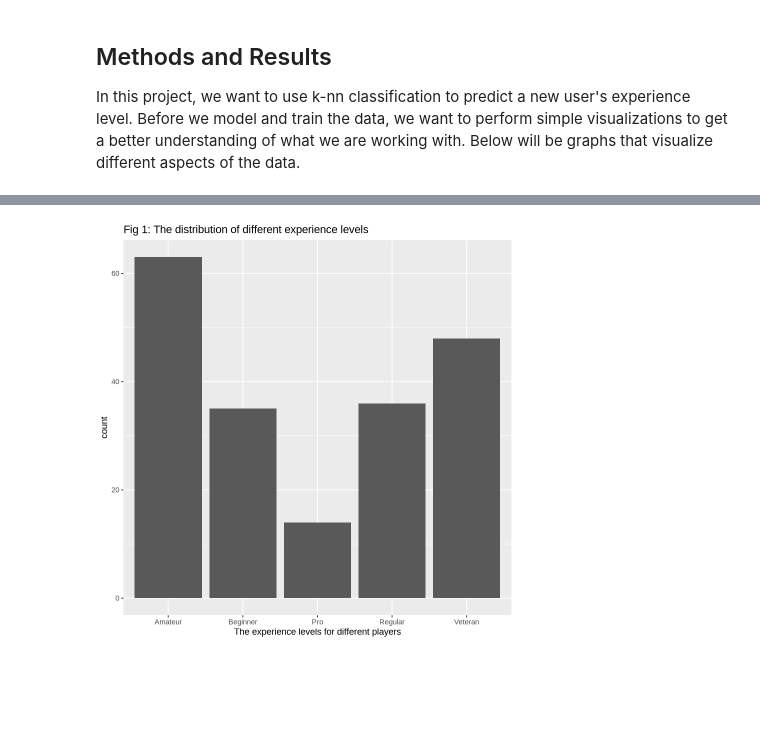
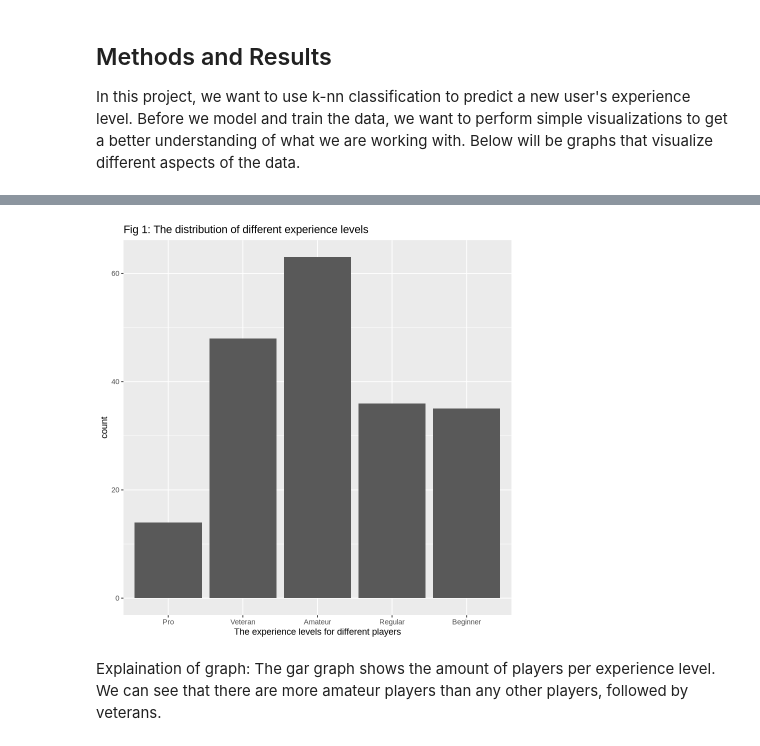
Before and after one commit to Imwae/DSCI-100-005-37, a Jupyter notebook: Final Project.ipynb, the cells around one changed output, grey strips where cells are left out. Cells and saved outputs as stored; diff of their text form; code cells hidden in the pictures; blank space fills up the shorter version.

```diff
--- a/Final Project.ipynb
+++ b/Final Project.ipynb
@@ -88,7 +89,9 @@ The head and the tail is shown above for *Project_Planning_Players.csv*
 
 Below, we want to choose all the columns we need, as we are trying to predict which experience level plays the most for certain age and playing time.  We will make it simplified by selecting only Experience, played_hours, and Age.
 # %%
+# Wrangling data to use only columns that are needed
 select_player_data <- player_data |>
+    mutate(experience = as_factor(experience)) |>
     select(experience, Age, played_hours)
 head(select_player_data)
 tail(select_player_data)
@@ -116,9 +119,10 @@ A tibble: 6 × 3
 
 In this project, we want to use k-nn classification to predict a new user's experience level.  Before we model and train the data, we want to perform simple visualizations to get a better understanding of what we are working with.  Below will be graphs that visualize different aspects of the data.
 # %%
-select_player_data_hist <- select_player_data |>
+# Create bar graph with player count of each experience level
+select_player_data_bar <- select_player_data |>
     ggplot(aes(x = experience)) +
-    geom_histogram(stat = "count") +
-    labs(x = "The experience levels for different players", color = "Experience level", title = "Fig 1: The distribution of different experience levels")
-select_player_data_hist
+    geom_bar(stat = "count") +
+    labs(x = "The experience levels for different players", title = "Fig 1: The distribution of different experience levels")
+select_player_data_bar
 # %% [output]
@@ -127,2 +129,4 @@ Warning message in geom_histogram(stat = "count"):
-[figure, old version]
+[figure, new version]
+# %% [markdown]
+Explaination of graph: The gar graph shows the amount of players per experience level.  We can see that there are more amateur players than any other players, followed by veterans.
 # %%
```
Also changed, not shown: parts of 10 cells of this notebook.
